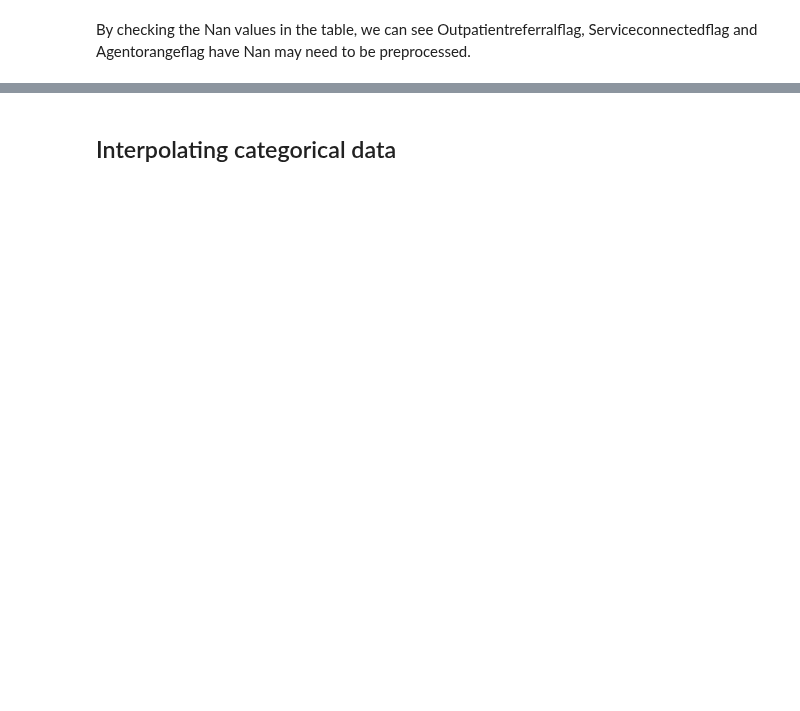
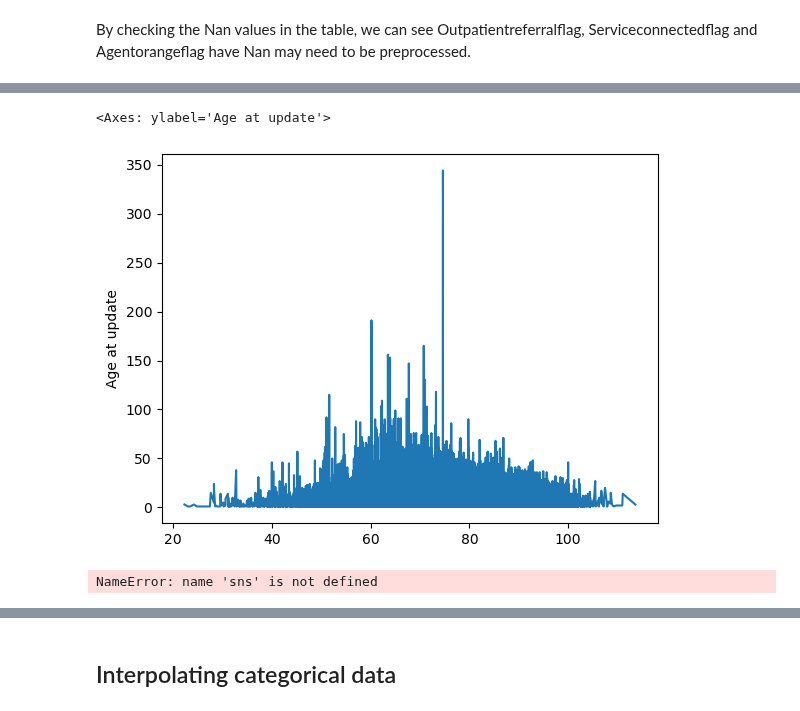
Before and after one commit to SpassMed-Projects/FDA, a Jupyter notebook: src/data/inpatient_demo_event_explore.ipynb, the cells around one changed output, grey strips where cells are left out. Drawn from its saved outputs; the diff is of its cells as text; code cells hidden in the pictures; blank space fills up the shorter version.

```diff
--- a/src/data/inpatient_demo_event_explore.ipynb
+++ b/src/data/inpatient_demo_event_explore.ipynb
@@ -26,10 +31,10 @@ import seaborn as sns
 import matplotlib.pyplot as plt
 %matplotlib inline
 # %%
-inpatient_admissions_train = pd.read_csv('/home/bhatti/dataset/VCHAMPS/inpatient_admissions_train.csv').iloc[:,1:]
+inpatients_with_readm = pd.read_csv('/home/daisy/FDA_Dataset/inpatients_with_readm.csv').iloc[:,1:]
 demographics_event_train = pd.read_csv('/home/bhatti/dataset/VCHAMPS/demographics_event_train.csv').iloc[:,1:]
 # %%
-inpatient_demographics_event = inpatient_admissions_train.merge(demographics_event_train, how = 'left', on = 'Internalpatientid')
+inpatient_demographics_event = inpatients_with_readm.merge(demographics_event_train, how = 'left', on = 'Internalpatientid')
 inpatient_demographics_event.head()
 # %% [output]
 |  | Internalpatientid | Age at admission | Admission date | Discharge date | Admitting unit service | ... |
@@ -193,0 +158,9 @@ inpatient_demographics_event['Marital status'].value_counts()
+# %%
+sns.lineplot(inpatient_demographics_event['Age at update'].value_counts())
+# %% [output]
+<Axes: ylabel='Age at update'>
+[figure, added]
+# %%
+sns.lineplot(inpatient_demographics_event['Event date'].value_counts())
+# %% [output]
+NameError: name 'sns' is not defined
```
Also changed, not shown: parts of 23 cells of this notebook, 1 other file.
